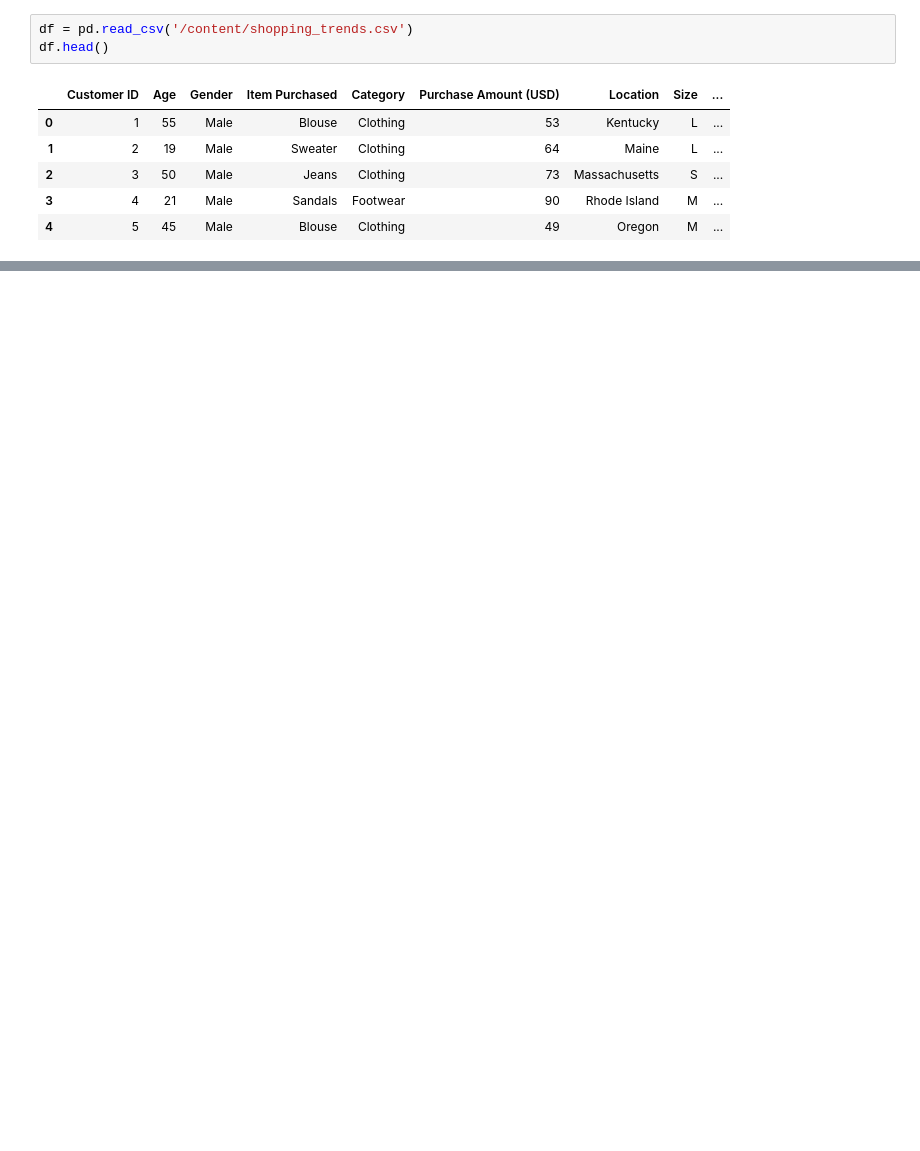
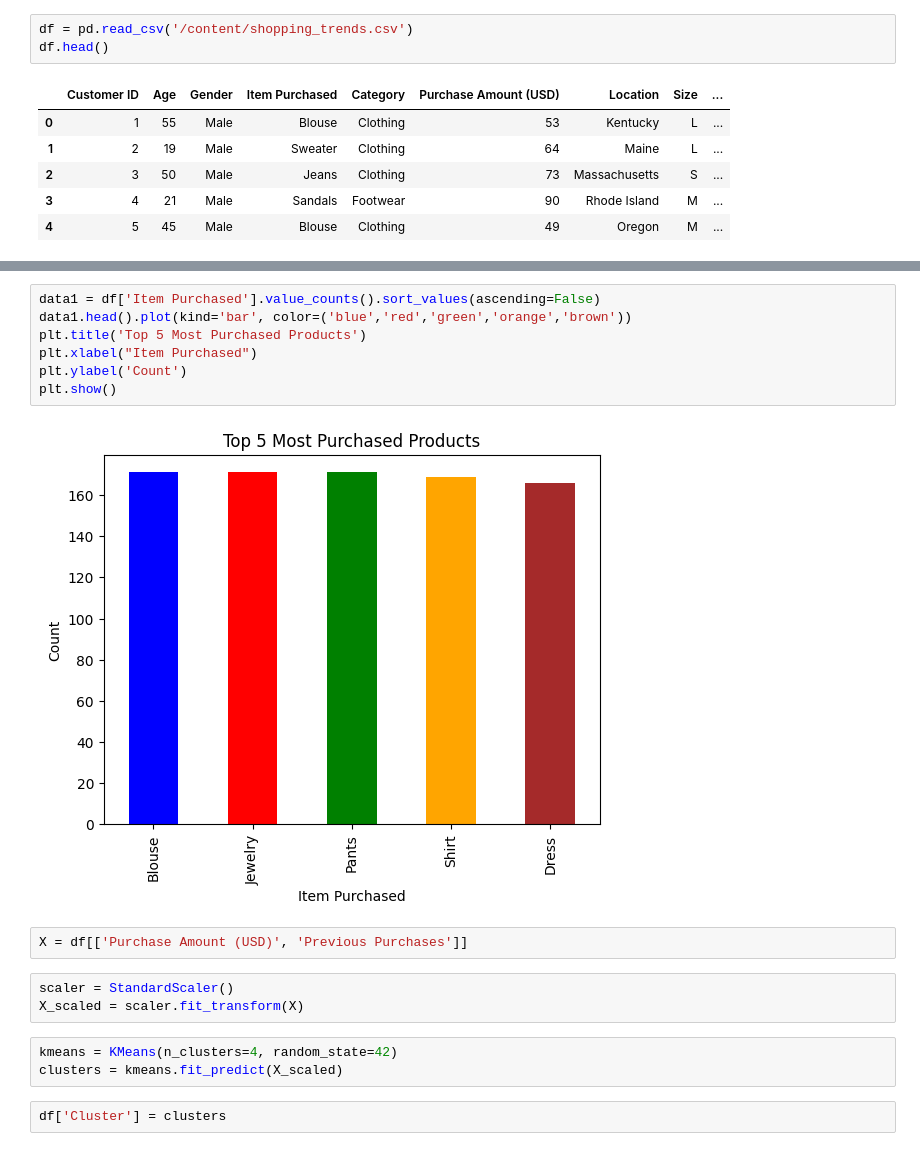
Before and after one commit to Aleena24/PRODIGY_ML, a Jupyter notebook: PRODIGY_ML_02.ipynb, the cells around one changed output, grey strips where cells are left out. Saved outputs shown, nothing was run; the diff lists cells and outputs as text; blank space fills up the shorter version.

```diff
--- a/PRODIGY_ML_02.ipynb
+++ b/PRODIGY_ML_02.ipynb
@@ -19,0 +111,19 @@ df.head()
+# %%
+data1 = df['Item Purchased'].value_counts().sort_values(ascending=False)
+data1.head().plot(kind='bar', color=('blue','red','green','orange','brown'))
+plt.title('Top 5 Most Purchased Products')
+plt.xlabel("Item Purchased")
+plt.ylabel('Count')
+plt.show()
+# %% [output]
+[figure, added]
+# %%
+X = df[['Purchase Amount (USD)', 'Previous Purchases']]
+# %%
+scaler = StandardScaler()
+X_scaled = scaler.fit_transform(X)
+# %%
+kmeans = KMeans(n_clusters=4, random_state=42)
+clusters = kmeans.fit_predict(X_scaled)
+# %%
+df['Cluster'] = clusters
```
Also changed, not shown: parts of 10 cells of this notebook.
